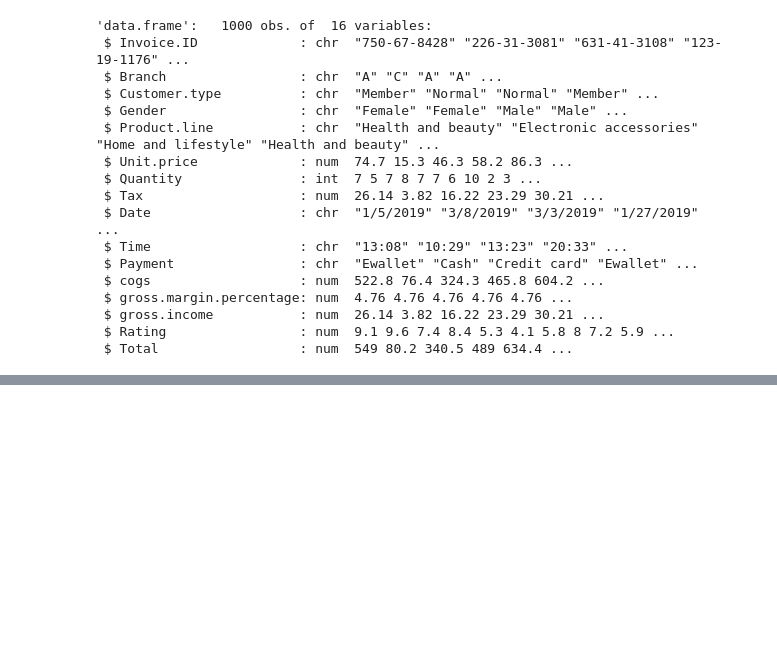
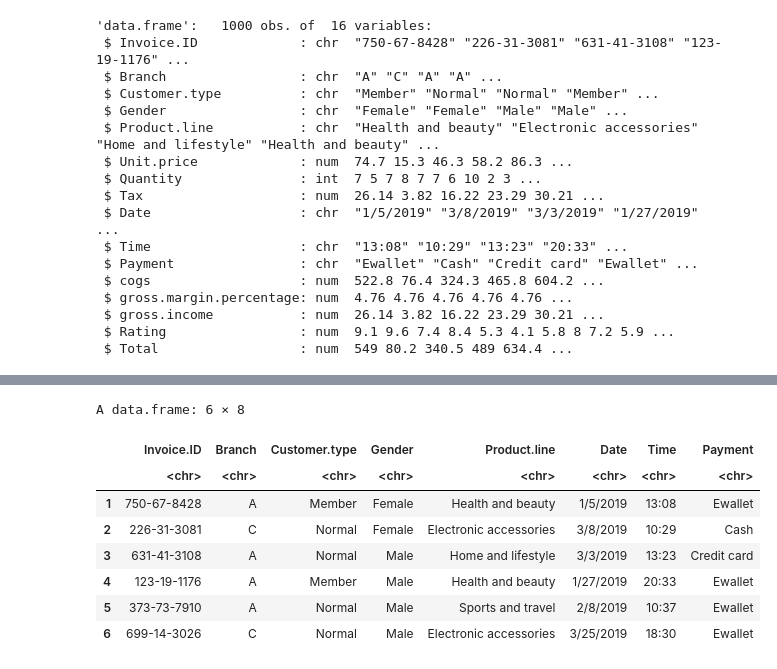
Before and after one commit to mburu-mwangi/carrefour-assessment, a Jupyter notebook: Carrefour_R_analysis_rmd.ipynb, the cells around one changed output, grey strips where cells are left out. Drawn from its saved outputs; the diff is of its cells as text; code cells hidden in the pictures; blank space fills up the shorter version.

```diff
--- a/Carrefour_R_analysis_rmd.ipynb
+++ b/Carrefour_R_analysis_rmd.ipynb
@@ -111,0 +122,11 @@ str(df1)
+# %%
+# function for calling the numeric and non numeric columns
+#
+numeric_cols <- function(df) {
+  num_cols <- select_if(df, is.numeric)
+}
+
+
+non_numeric_cols <- function(df) {
+  no_num_cols <- select_if(df, negate(is.numeric))
+}
@@ -111,0 +145,12 @@ str(df1)
+# %%
+head(non_numeric_cols(df1))
+# %% [output]
+A data.frame: 6 × 8
+|  | Invoice.ID | Branch | Customer.type | Gender | Product.line | Date | Time | Payment |
+|  | <chr> | <chr> | <chr> | <chr> | <chr> | <chr> | <chr> | <chr> |
+| 1 | 750-67-8428 | A | Member | Female | Health and beauty | 1/5/2019 | 13:08 | Ewallet |
+| 2 | 226-31-3081 | C | Normal | Female | Electronic accessories | 3/8/2019 | 10:29 | Cash |
+| 3 | 631-41-3108 | A | Normal | Male | Home and lifestyle | 3/3/2019 | 13:23 | Credit card |
+| 4 | 123-19-1176 | A | Member | Male | Health and beauty | 1/27/2019 | 20:33 | Ewallet |
+| 5 | 373-73-7910 | A | Normal | Male | Sports and travel | 2/8/2019 | 10:37 | Ewallet |
+| 6 | 699-14-3026 | C | Normal | Male | Electronic accessories | 3/25/2019 | 18:30 | Ewallet |
```
Also changed, not shown: parts of 21 cells of this notebook.
